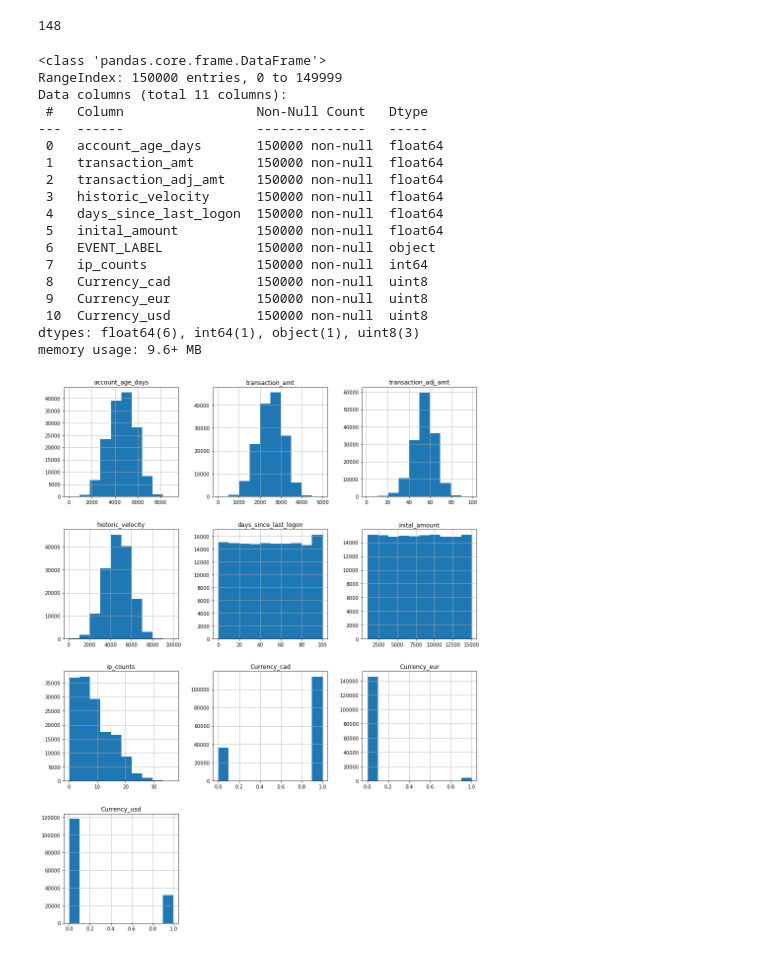
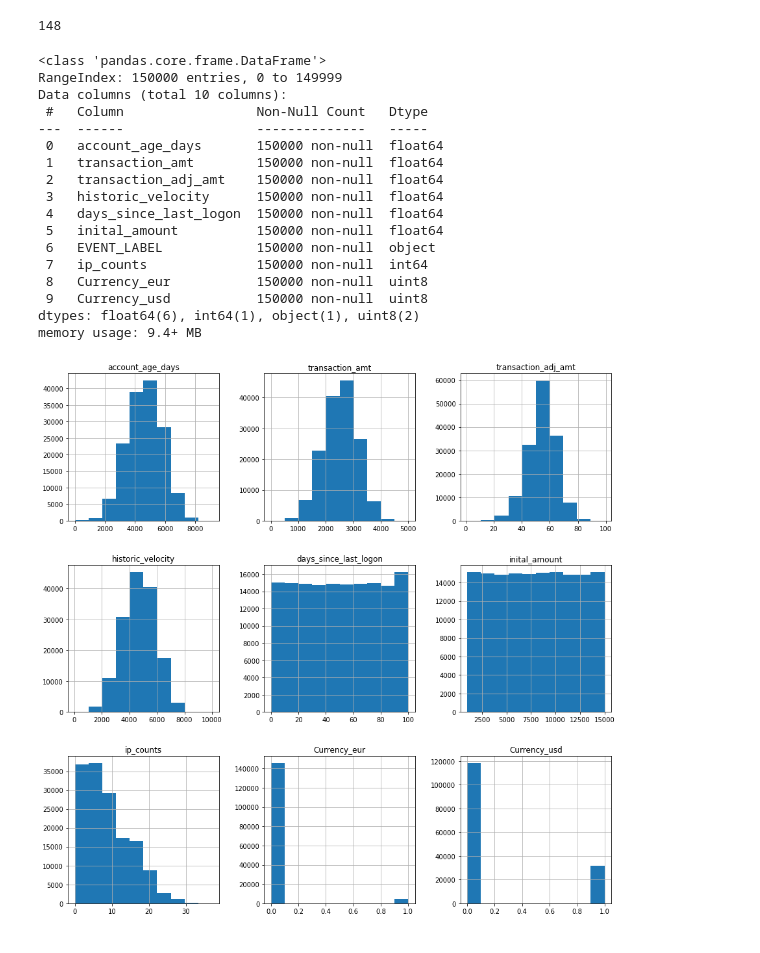
Before and after one commit to feifeikong/Fraud_Detection_Capstone, a Jupyter notebook: Capstone 3 - Data Wrangling & EDA.ipynb, the cells around one changed output. Cells and saved outputs as stored; diff of their text form; code cells hidden in the pictures.

```diff
--- a/Capstone 3 - Data Wrangling & EDA.ipynb
+++ b/Capstone 3 - Data Wrangling & EDA.ipynb
@@ -149,7 +149,7 @@ data_raw.drop(['ip_address', 'ip_count'], axis=1, inplace=True)
 
 currencies = pd.get_dummies(data_raw.currency, prefix='Currency')
 data_raw = data_raw.join(currencies)
-data_raw.drop(['currency'], axis=1, inplace=True)
+data_raw.drop(['currency', 'Currency_cad'], axis=1, inplace=True)
 # %%
 #locale - split into language and country
 
@@ -173,7 +173,7 @@ data_raw.info()
 # %% [output]
 <class 'pandas.core.frame.DataFrame'>
 RangeIndex: 150000 entries, 0 to 149999
-Data columns (total 11 columns):
+Data columns (total 10 columns):
  #   Column                 Non-Null Count   Dtype
 ---  ------                 --------------   -----
  0   account_age_days       150000 non-null  float64
@@ -184,18 +184,17 @@ Data columns (total 11 columns):
  5   inital_amount          150000 non-null  float64
  6   EVENT_LABEL            150000 non-null  object
  7   ip_counts              150000 non-null  int64
- 8   Currency_cad           150000 non-null  uint8
- 9   Currency_eur           150000 non-null  uint8
- 10  Currency_usd           150000 non-null  uint8
-dtypes: float64(6), int64(1), object(1), uint8(3)
-memory usage: 9.6+ MB
+ 8   Currency_eur           150000 non-null  uint8
+ 9   Currency_usd           150000 non-null  uint8
+dtypes: float64(6), int64(1), object(1), uint8(2)
+memory usage: 9.4+ MB
 # %%
 #EDA
 
 #histograms - understanding distributions
 # %%
-fig = plt.figure(figsize = (15,20))
+fig = plt.figure(figsize = (15,15))
 ax = fig.gca()
 _ = data_raw.hist(ax = ax)
 # %% [output]
-[figure, old version]
+[figure, new version]
```
Also changed, not shown: parts of 14 cells of this notebook.
